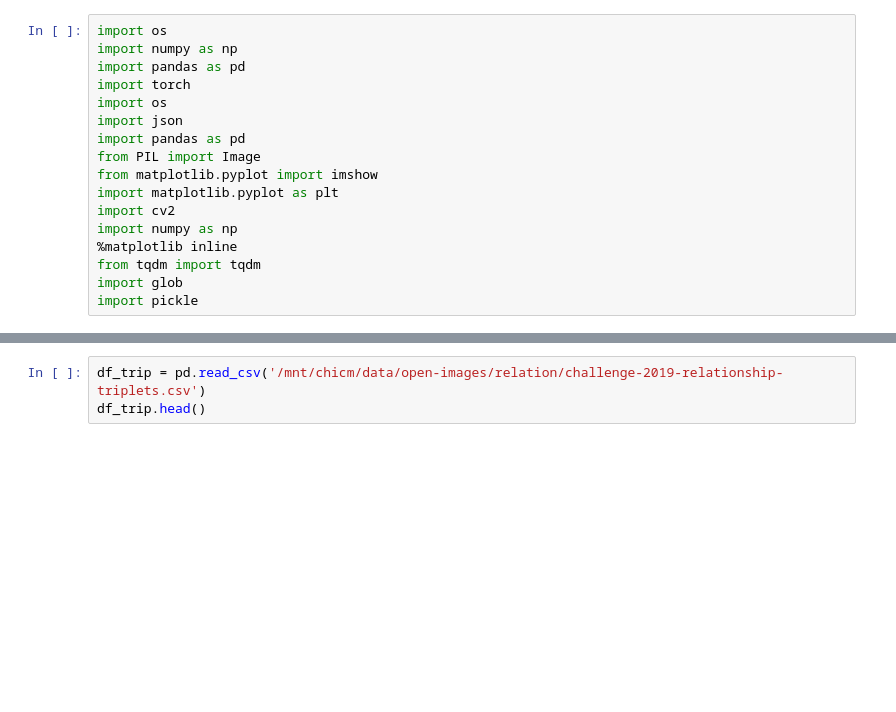
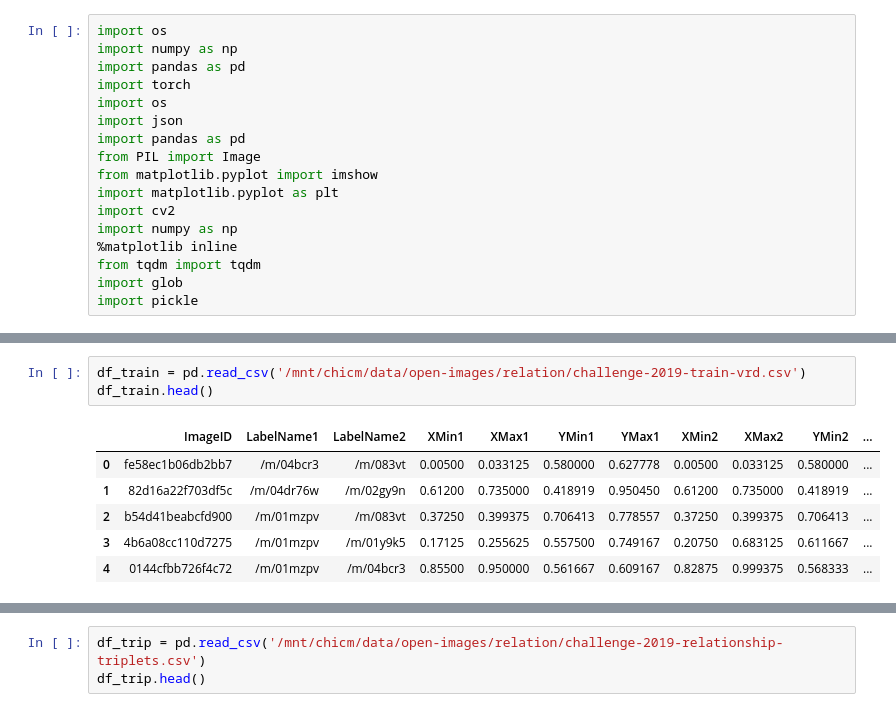
Before and after one commit to chicm/open-images-vrd, a Jupyter notebook: notebooks/eda.ipynb, the cells around one changed output, grey strips where cells are left out. Saved outputs shown, nothing was run; the diff lists cells and outputs as text; blank space fills up the shorter version.

```diff
--- a/notebooks/eda.ipynb
+++ b/notebooks/eda.ipynb
@@ -32,2 +35,12 @@ classes_is_42.csv
 top_classes.csv
 VRD_sample_submission.csv
+# %%
+df_train = pd.read_csv('/mnt/chicm/data/open-images/relation/challenge-2019-train-vrd.csv')
+df_train.head()
+# %% [output]
+|  | ImageID | LabelName1 | LabelName2 | XMin1 | XMax1 | YMin1 | YMax1 | XMin2 | XMax2 | YMin2 | ... |
+| 0 | fe58ec1b06db2bb7 | /m/04bcr3 | /m/083vt | 0.00500 | 0.033125 | 0.580000 | 0.627778 | 0.00500 | 0.033125 | 0.580000 | ... |
+| 1 | 82d16a22f703df5c | /m/04dr76w | /m/02gy9n | 0.61200 | 0.735000 | 0.418919 | 0.950450 | 0.61200 | 0.735000 | 0.418919 | ... |
+| 2 | b54d41beabcfd900 | /m/01mzpv | /m/083vt | 0.37250 | 0.399375 | 0.706413 | 0.778557 | 0.37250 | 0.399375 | 0.706413 | ... |
+| 3 | 4b6a08cc110d7275 | /m/01mzpv | /m/01y9k5 | 0.17125 | 0.255625 | 0.557500 | 0.749167 | 0.20750 | 0.683125 | 0.611667 | ... |
+| 4 | 0144cfbb726f4c72 | /m/01mzpv | /m/04bcr3 | 0.85500 | 0.950000 | 0.561667 | 0.609167 | 0.82875 | 0.999375 | 0.568333 | ... |
```
Also changed, not shown: parts of 3 cells of this notebook, 11 other files.
